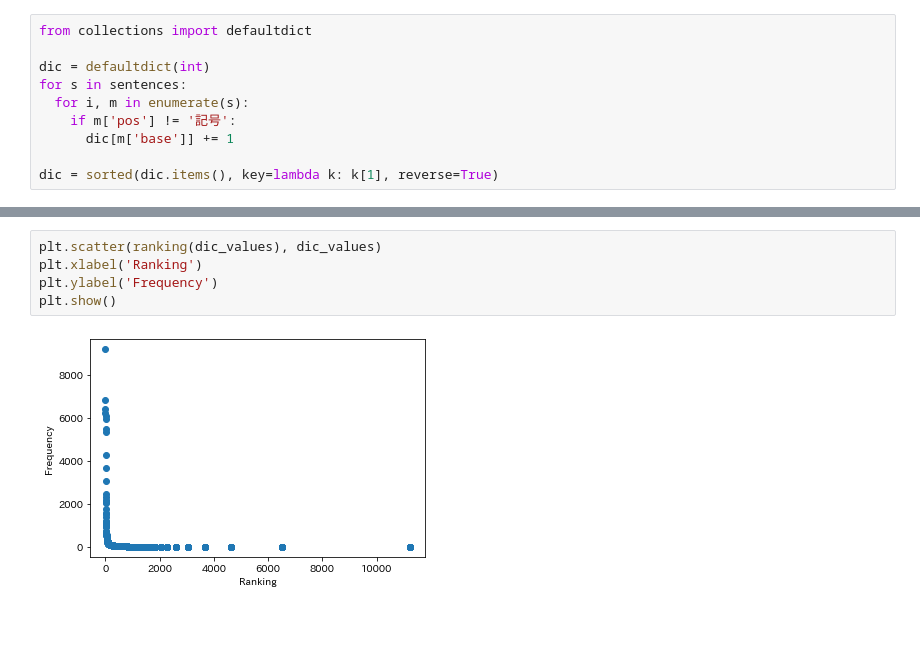
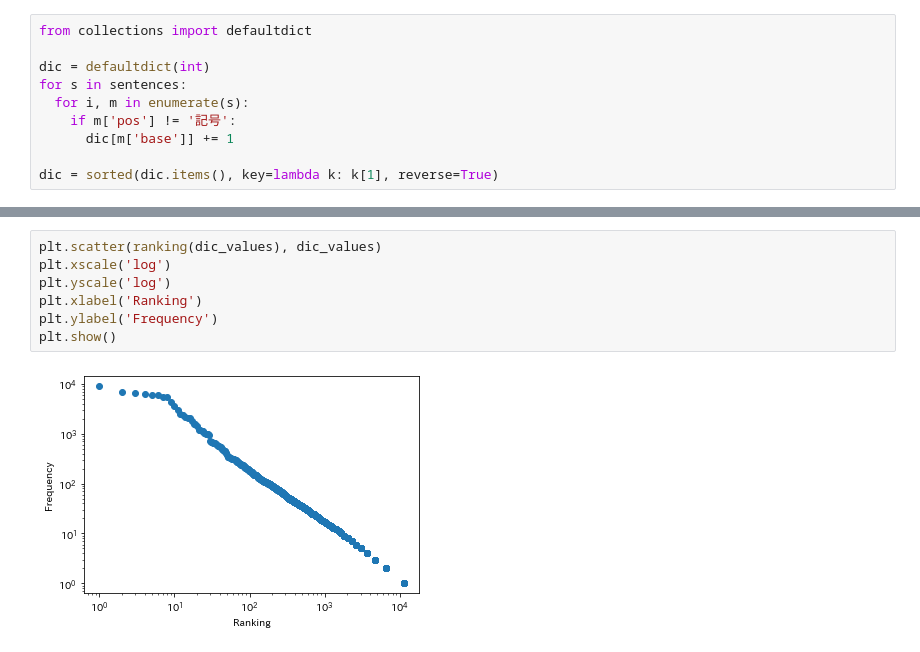
Before and after one commit to citrus1998/nlp100_with_alpha, a Jupyter notebook: nlp100_4.ipynb, the cells around one changed output, grey strips where cells are left out. Cells and saved outputs as stored; diff of their text form; blank space fills up the shorter version.

```diff
--- a/nlp100_4.ipynb
+++ b/nlp100_4.ipynb
@@ -347,8 +347,10 @@ dic_values
  ...]
 # %%
 plt.scatter(ranking(dic_values), dic_values)
+plt.xscale('log')
+plt.yscale('log')
 plt.xlabel('Ranking')
 plt.ylabel('Frequency')
 plt.show()
 # %% [output]
-[figure, old version]
+[figure, new version]
```
